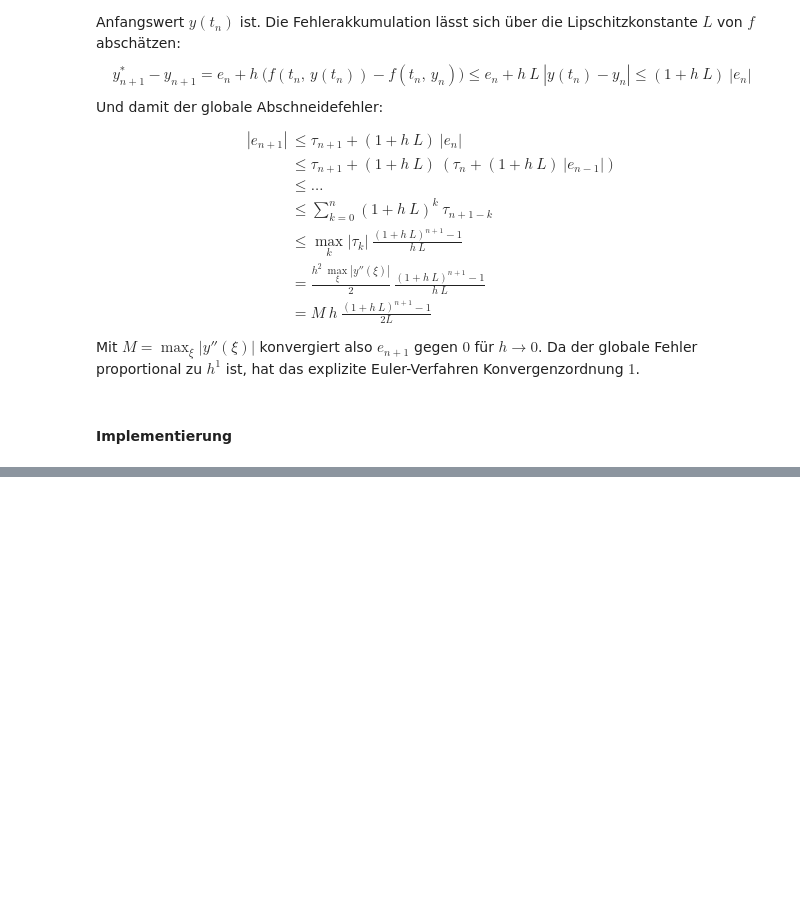
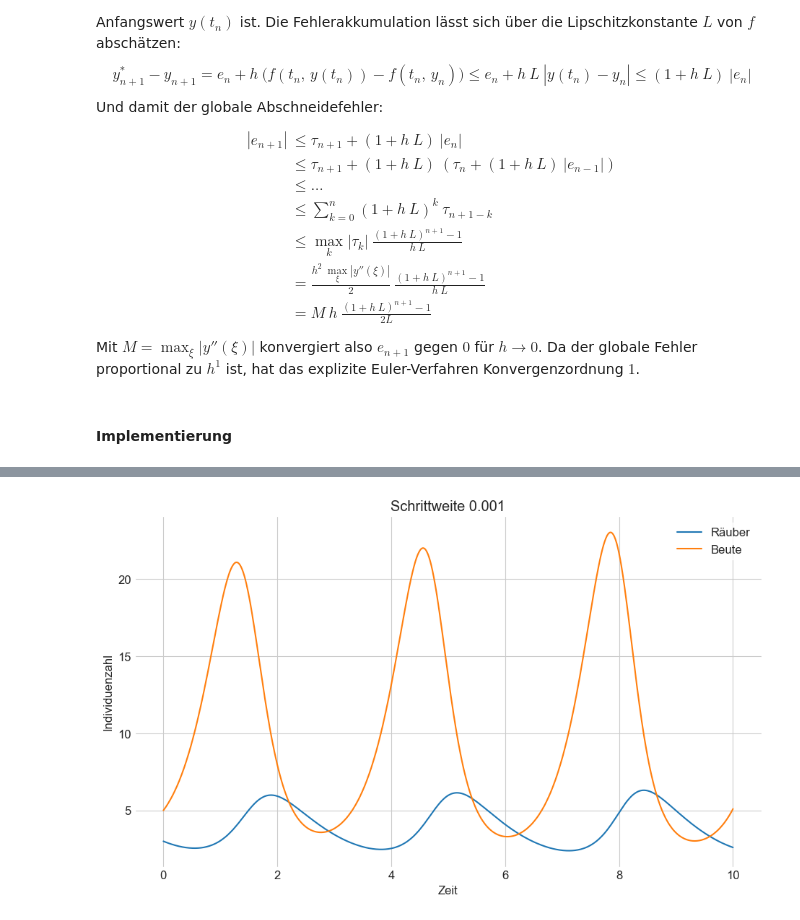
Before and after one commit to maxstollmayer/NuMeDiffG, a Jupyter notebook: Aufgabenblatt 1/Aufgabenblatt 1 Lösung.ipynb, the cells around one changed output, grey strips where cells are left out. Cells and saved outputs as stored; diff of their text form; code cells hidden in the pictures; blank space fills up the shorter version.

```diff
--- a/Aufgabenblatt 1/Aufgabenblatt 1 Lösung.ipynb
+++ b/Aufgabenblatt 1/Aufgabenblatt 1 Lösung.ipynb
@@ -167,0 +183,13 @@ beobachtungen
+# %%
+t = np.linspace(0, 10, 1000)
+y = forwardEuler(f, y0, t)
+
+plt.plot(t, y[:, 0], label="Räuber")
+plt.plot(t, y[:, 1], label="Beute")
+plt.xlabel("Zeit")
+plt.ylabel("Individuenzahl")
+plt.title("Schrittweite 0.001")
+plt.legend()
+plt.show()
+# %% [output]
+[figure, added]
```
Also changed, not shown: parts of 15 cells of this notebook.
